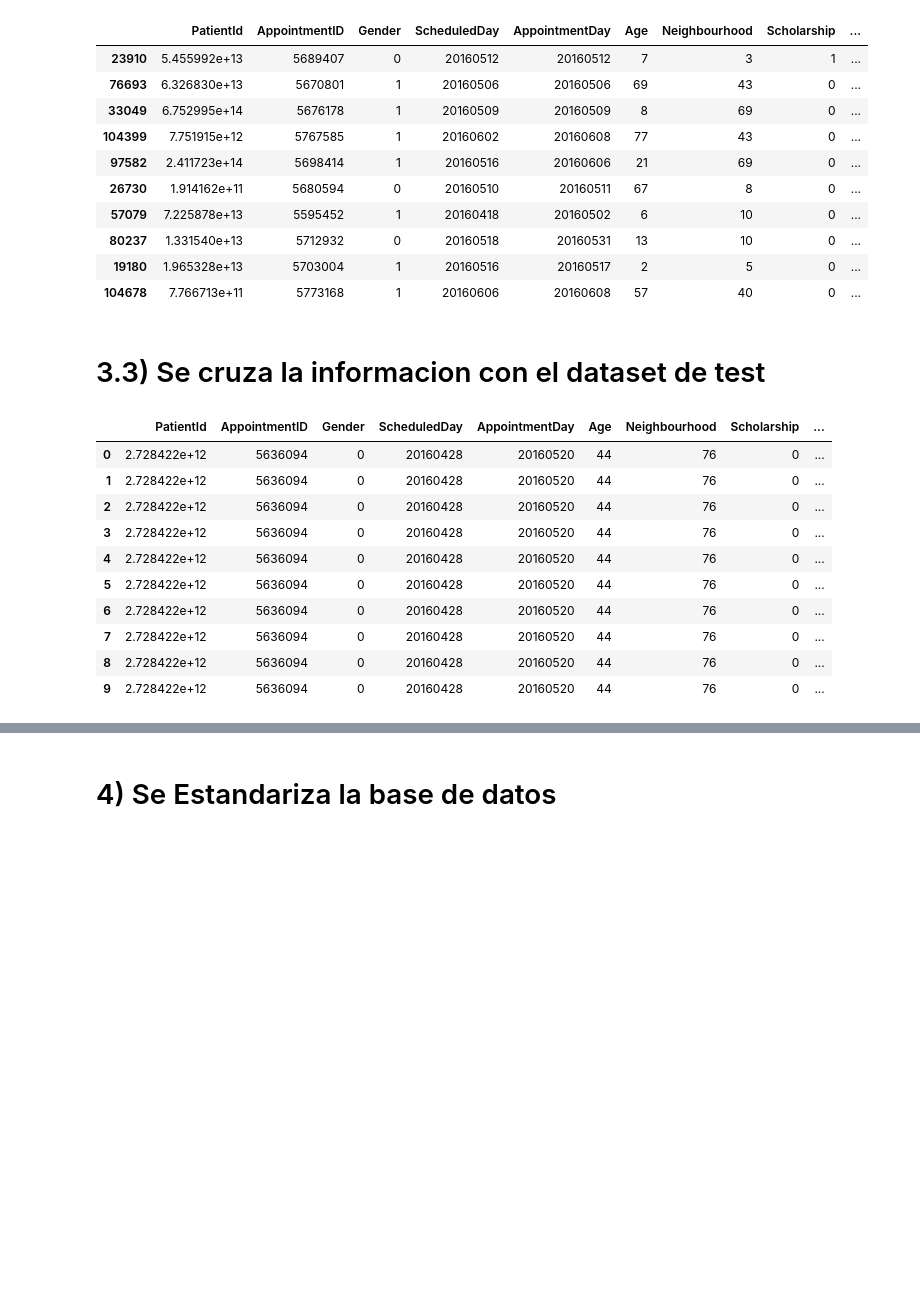
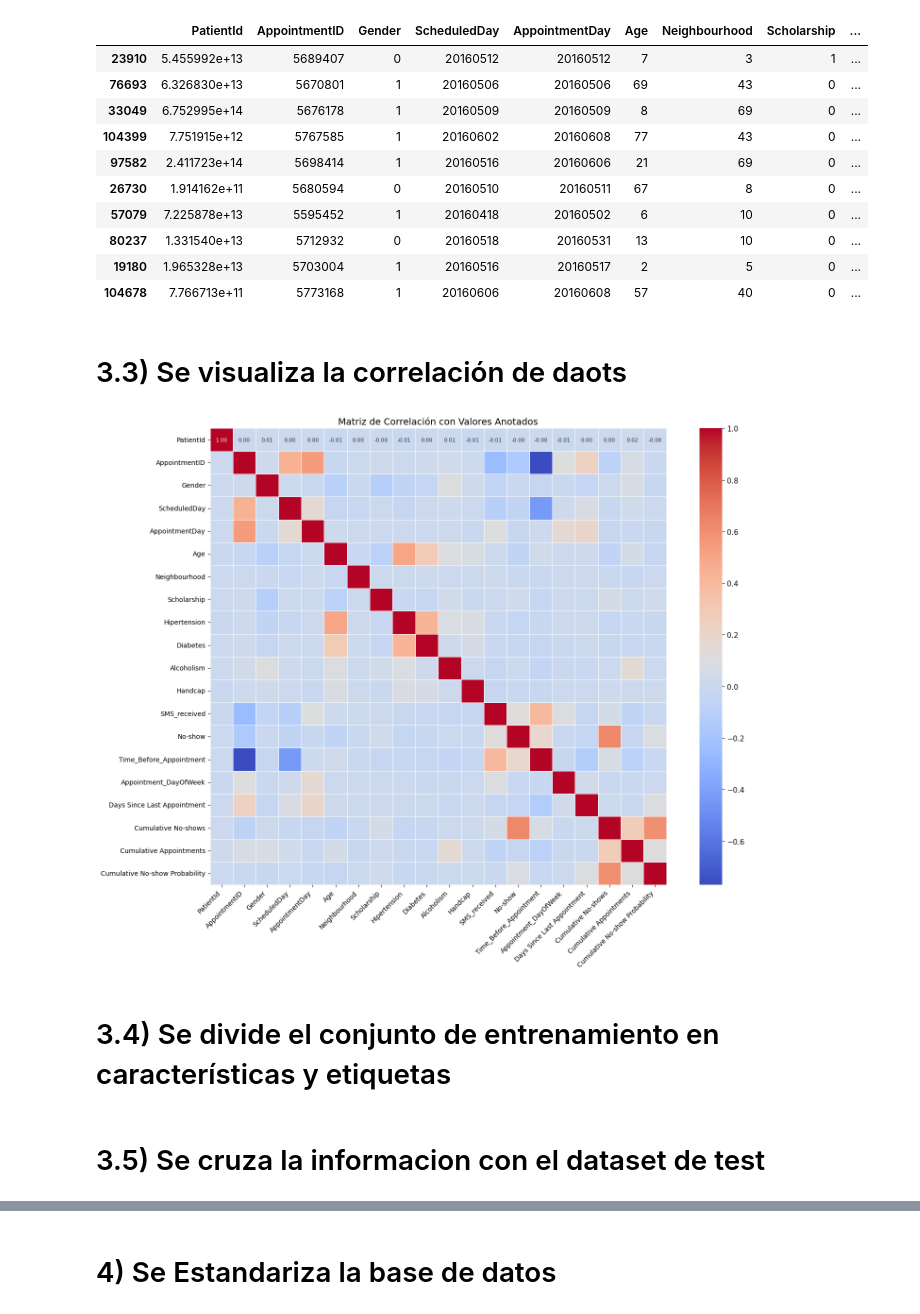
Before and after one commit to SValduezaL/TFM-Master-IA-INESDI, a Jupyter notebook: BBDD Kaagle/predicción_ inasistencia_v2.ipynb, the cells around one changed output, grey strips where cells are left out. Drawn from its saved outputs; the diff is of its cells as text; code cells hidden in the pictures; blank space fills up the shorter version.

```diff
--- a/BBDD Kaagle/predicción_ inasistencia_v2.ipynb
+++ b/BBDD Kaagle/predicción_ inasistencia_v2.ipynb
@@ -213,4 +243,42 @@ train_df.head(10)
 | 80237 | 1.331540e+13 | 5712932 | 0 | 20160518 | 20160531 | 13 | 10 | 0 | ... |
 | 19180 | 1.965328e+13 | 5703004 | 1 | 20160516 | 20160517 | 2 | 5 | 0 | ... |
 | 104678 | 7.766713e+11 | 5773168 | 1 | 20160606 | 20160608 | 57 | 40 | 0 | ... |
+# %% [markdown]
+# 3.3) Se visualiza la correlación de daots
+# %%
+# Se calcula la matriz de correlación
+corr = train_df.corr()
+
+# Establecer el tamaño de la figura más grande para evitar la superposición
+plt.figure(figsize=(16, 12))
+
+# Crear el heatmap con números anotados
+sns.heatmap(
+    corr,
+    xticklabels=train_df.columns,
+    yticklabels=train_df.columns,
+    cmap='coolwarm',
+    annot=True,
+    fmt='.2f',
+    cbar=True,
+    square=True,
+    annot_kws={'size': 8},  # Ajustar el tamaño de las anotaciones si es necesario
+    linewidth=.5,
+)
+
+# Mejorar la visualización ajustando la rotación de las etiquetas si es necesario
+plt.xticks(rotation=45, ha='right', size=10)  # Ajustar el tamaño de la fuente de las etiquetas si es necesario
+plt.yticks(rotation=0, size=10)
+
+plt.title('Matriz de Correlación con Valores Anotados', size=14)  # Ajustar el tamaño del título si es necesario
+
+# Ajustar el layout para que no se corten las etiquetas
+plt.tight_layout()
+
+# Mostrar la figura
+plt.show()
+# %% [output]
+[figure, added]
+# %% [markdown]
+# 3.4) Se divide el conjunto de entrenamiento en características y etiquetas
 # %%
@@ -220,25 +288,4 @@ y_train = train_df['No-show']
 X_test = test_df.drop(columns=['No-show'])
 y_test = test_df['No-show']
 # %% [markdown]
-# 3.3) Se cruza la informacion con el dataset de test
+# 3.5) Se cruza la informacion con el dataset de test
-# %%
-# Unir el DataFrame de test con los porcentajes de 'No-show' basados en 'PatientId', y las columnas 'Cumulative No-show Probability', 'Cumulative Appointments' y Cumulative No-shows
-X_test = X_test.merge(train_df[['PatientId', 'Cumulative No-show Probability', 'Cumulative Appointments', 'Cumulative No-shows']].drop_duplicates(), on='PatientId', how='left')
-
-# En el caso de los pacientes que no tienen citas previas, se asigna la probabilidad de inasistencia promedio
-X_test['Cumulative No-show Probability'].fillna(y_train.mean(), inplace=True)
-
-# Se observan los cambios
-X_test.head(10)
-# %% [output]
-|  | PatientId | AppointmentID | Gender | ScheduledDay | AppointmentDay | Age | Neighbourhood | Scholarship | ... |
-| 0 | 2.728422e+12 | 5636094 | 0 | 20160428 | 20160520 | 44 | 76 | 0 | ... |
-| 1 | 2.728422e+12 | 5636094 | 0 | 20160428 | 20160520 | 44 | 76 | 0 | ... |
-| 2 | 2.728422e+12 | 5636094 | 0 | 20160428 | 20160520 | 44 | 76 | 0 | ... |
-| 3 | 2.728422e+12 | 5636094 | 0 | 20160428 | 20160520 | 44 | 76 | 0 | ... |
-| 4 | 2.728422e+12 | 5636094 | 0 | 20160428 | 20160520 | 44 | 76 | 0 | ... |
-| 5 | 2.728422e+12 | 5636094 | 0 | 20160428 | 20160520 | 44 | 76 | 0 | ... |
-| 6 | 2.728422e+12 | 5636094 | 0 | 20160428 | 20160520 | 44 | 76 | 0 | ... |
-| 7 | 2.728422e+12 | 5636094 | 0 | 20160428 | 20160520 | 44 | 76 | 0 | ... |
-| 8 | 2.728422e+12 | 5636094 | 0 | 20160428 | 20160520 | 44 | 76 | 0 | ... |
-| 9 | 2.728422e+12 | 5636094 | 0 | 20160428 | 20160520 | 44 | 76 | 0 | ... |
```
Also changed, not shown: parts of 19 cells of this notebook.
